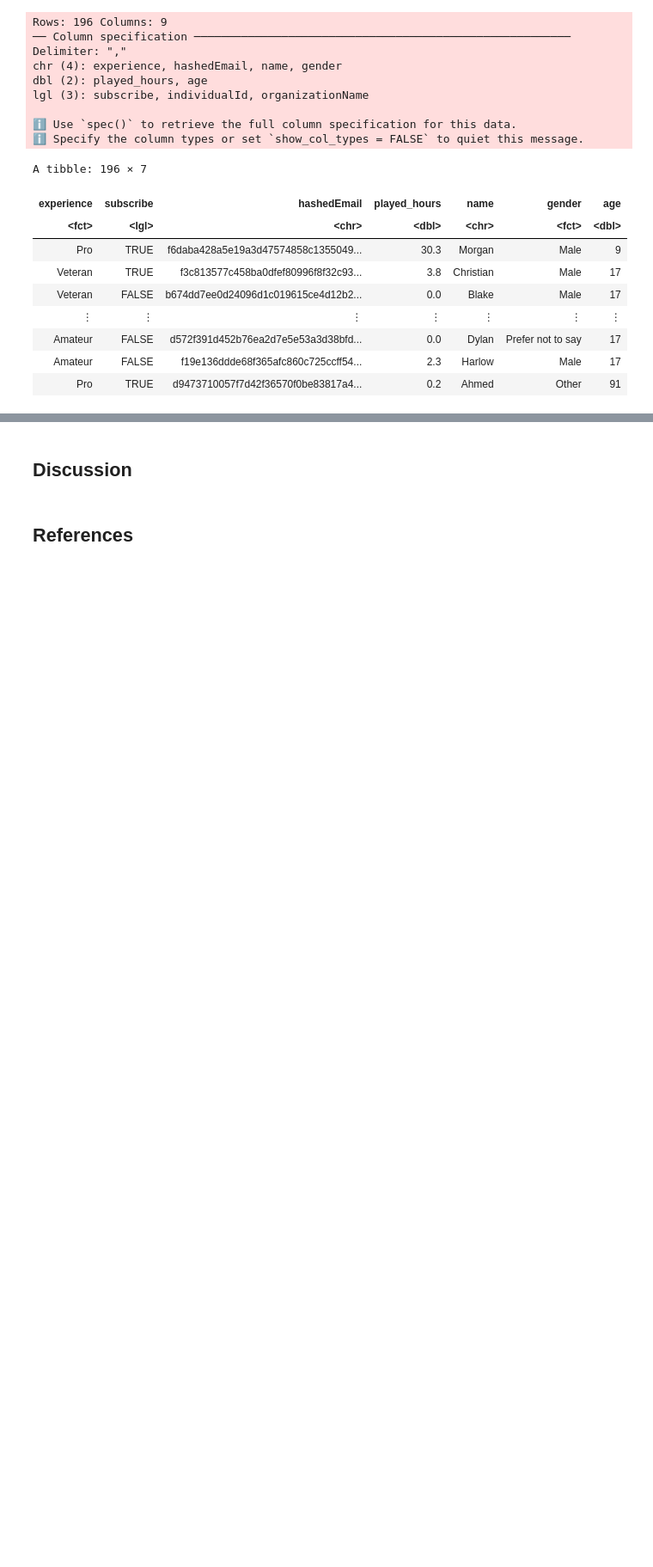
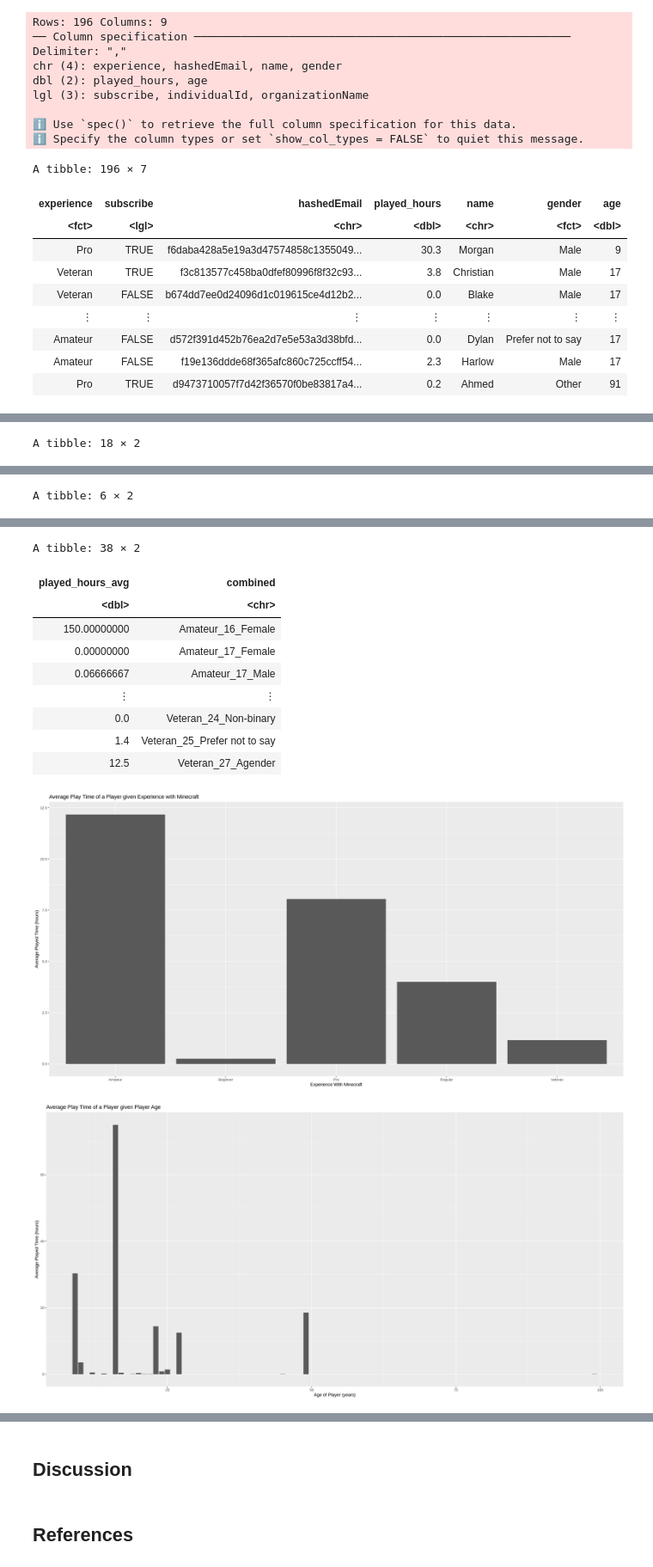
Before and after one commit to ConnorWon/DSCI-100-Project-009-025, a Jupyter notebook: final_report.ipynb, the cells around one changed output, grey strips where cells are left out. Shown at 86% size. Drawn from its saved outputs; the diff is of its cells as text; code cells hidden in the pictures; blank space fills up the shorter version.

Commit message:
start on data analysis

```diff
--- a/final_report.ipynb
+++ b/final_report.ipynb
@@ -59,0 +105,66 @@ A tibble: 196 × 7
+# %%
+# Create knn regression spec using best k value
+predict_spec <- nearest_neighbor(weight_func = "rectangular", neighbors = 74) |>
+      set_engine("kknn") |>
+      set_mode("regression")
+
+# Create prediction fit
+predict_fit <- workflow() |>
+                add_recipe(predict_recipe) |>
+                add_model(predict_spec) |>
+                fit(data_training)
+
+# Combine predicted values with the test data table
+predict_table <- predict_fit |>
+                    predict(data_testing) |>
+                    bind_cols(data_testing)
+
+# Create a table that outlines the averages of the differing groups for each individual quality (experience, age, gender)
+experience_metrics <- predict_table |>
+                    group_by(experience) |>
+                    summarize(played_hours_avg = mean(played_hours))
+experience_metrics
+age_metrics <- predict_table |>
+                    group_by(age) |>
+                    summarize(played_hours_avg = mean(played_hours))
+age_metrics
+gender_metrics <- predict_table |>
+                    group_by(gender) |>
+                    summarize(played_hours_avg = mean(played_hours))
+gender_metrics
+
+# Create a table that outlines the averages of the differing groups pertaining to all qualities
+all_metrics <- predict_table |>
+                    group_by(experience, age, gender) |>
+                    summarize(played_hours_avg = mean(played_hours), .groups = "keep") |>
+                    ungroup() |>
+                    mutate(combined = paste(experience, age, gender, sep = "_")) |>
+                    select(-experience, -age, -gender)
+all_metrics
+
+
+# Create plots for each of the averages collected for each grouping (individual and the combined)
+experience_plot <- ggplot(experience_metrics, aes(x = experience, y = played_hours_avg)) +
+    geom_bar(stat = "identity") +
+    labs(x = "Experience With Minecraft", y = "Average Played Time (hours)", title = "Average Play Time of a Player given Experience with Minecraft")
+experience_plot
+
+options(repr.plot.width = 20, repr.plot.height = 10)
+age_plot <- ggplot(age_metrics, aes(x = age, y = played_hours_avg)) +
+    geom_bar(stat = "identity") +
+    labs(x = "Age of Player (years)", y = "Average Played Time (hours)", title = "Average Play Time of a Player given Player Age")
+age_plot
+
+options(repr.plot.width = 12, repr.plot.height = 10)
+gender_plot <- ggplot(gender_metrics, aes(x = gender, y = played_hours_avg)) +
+    geom_bar(stat = "identity") +
+    labs(x = "Gender of Player", y = "Average Played Time (hours)", title = "Average Play Time of a Player given Player Gender")
+gender_plot
+
+options(repr.plot.width = 20, repr.plot.height = 10)
+combined_plot <- ggplot(all_metrics, aes(x = combined, y = played_hours_avg)) +
+      geom_bar(stat = "identity") +
+    labs(x = "Experience, Age, and Gender of Player", y = "Average Played Time (hours)", title = "Average Play Time of a Player given Experience, Age, and Gender") +
+    theme(axis.text.x = element_text(angle = 90, vjust = 0.5, hjust = 1))
+combined_plot
+# %% [output]
@@ -59,0 +179 @@ A tibble: 196 × 7
+A tibble: 18 × 2
@@ -59,0 +189 @@ A tibble: 196 × 7
+A tibble: 6 × 2
@@ -59,0 +198,12 @@ A tibble: 196 × 7
+A tibble: 38 × 2
+| played_hours_avg | combined |
+| <dbl> | <chr> |
+| 150.00000000 | Amateur_16_Female |
+| 0.00000000 | Amateur_17_Female |
+| 0.06666667 | Amateur_17_Male |
+| ⋮ | ⋮ |
+| 0.0 | Veteran_24_Non-binary |
+| 1.4 | Veteran_25_Prefer not to say |
+| 12.5 | Veteran_27_Agender |
+[figure, added]
+[figure, added]
```
Also changed, not shown: parts of 4 cells of this notebook.
